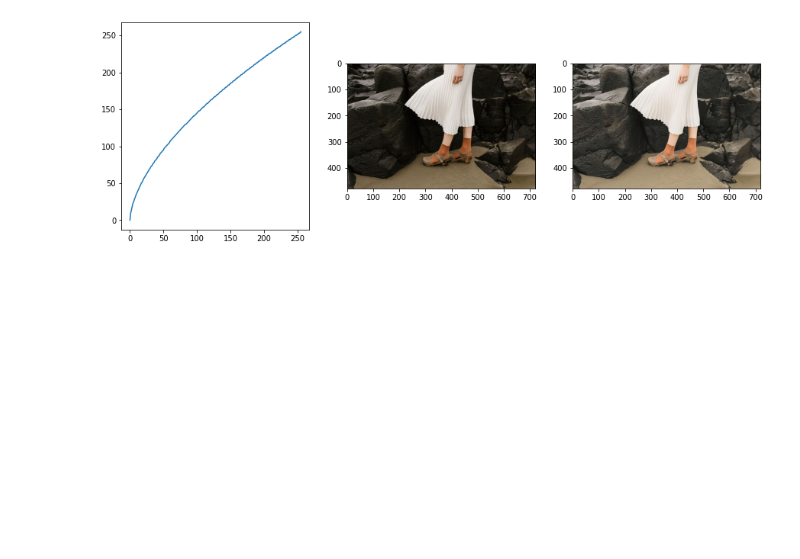
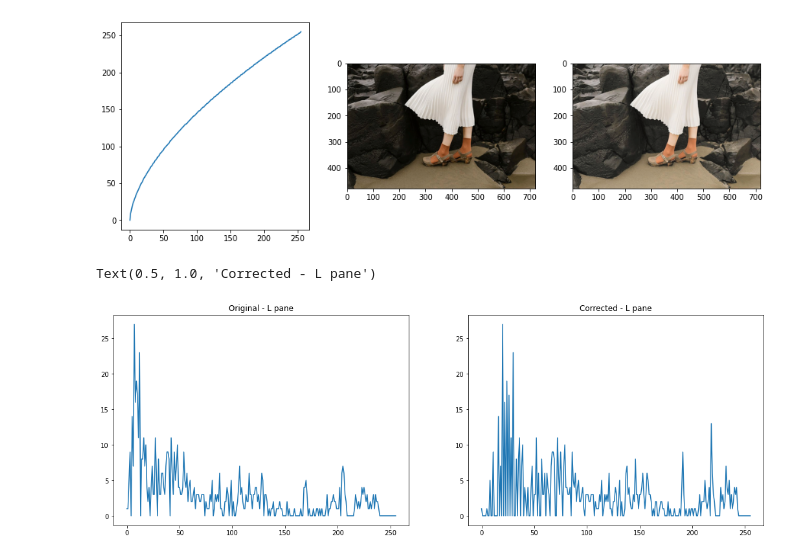
Before and after one commit to KCSAbeywickrama/EN2550-Excercises, a Jupyter notebook: Assignment_01/190018V_Ex0.ipynb, the cells around one changed output. Drawn from its saved outputs; the diff is of its cells as text; code cells hidden in the pictures; blank space fills up the shorter version.

```diff
--- a/Assignment_01/190018V_Ex0.ipynb
+++ b/Assignment_01/190018V_Ex0.ipynb
@@ -95,17 +95,30 @@ lab_org=cv.cvtColor(f,cv.COLOR_BGR2Lab)
 gamma=0.6
 t=np.array([(p/255)**gamma*255 for p in range(0,256)]).astype(np.uint8)
 
-lab_t=lab_org.
-lab_org[:,:,0]=t[lab_org[:,:,0]]
-g=cv.cvtColor(lab_org,cv.COLOR_Lab2RGB)
-h=cv.cvtColor(f,cv.COLOR_BGR2RGB)
+lab_t=np.copy(lab_org)
+lab_t[:,:,0]=t[lab_t[:,:,0]]
+rgb_org=cv.cvtColor(lab_org,cv.COLOR_Lab2RGB)
+rgb_t=cv.cvtColor(lab_t,cv.COLOR_Lab2RGB)
 fig,ax=plt.subplots(1,3,figsize=(15,5))
 ax[0].plot(t)
-ax[1].imshow(h)
-ax[2].imshow(g)
+ax[1].imshow(rgb_org)
+ax[2].imshow(rgb_t)
 # %% [output]
 <matplotlib.image.AxesImage at 0x...>
 [figure]
+# %%
+# 3 (b)
+
+hist_org=cv.calcHist(lab_org[:,:,0],[0],None,[256],[0,256])
+hist_t=cv.calcHist(lab_t[:,:,0],[0],None,[256],[0,256])
+fig,ax=plt.subplots(1,2,figsize=(18,6))
+ax[0].plot(hist_org)
+ax[0].set_title("Original - L pane")
+ax[1].plot(hist_t)
+ax[1].set_title("Corrected - L pane")
+# %% [output]
+Text(0.5, 1.0, 'Corrected - L pane')
+[figure, added]
 # %%
 a=[
     [
```
Also changed, not shown: parts of 1 cell of this notebook.
